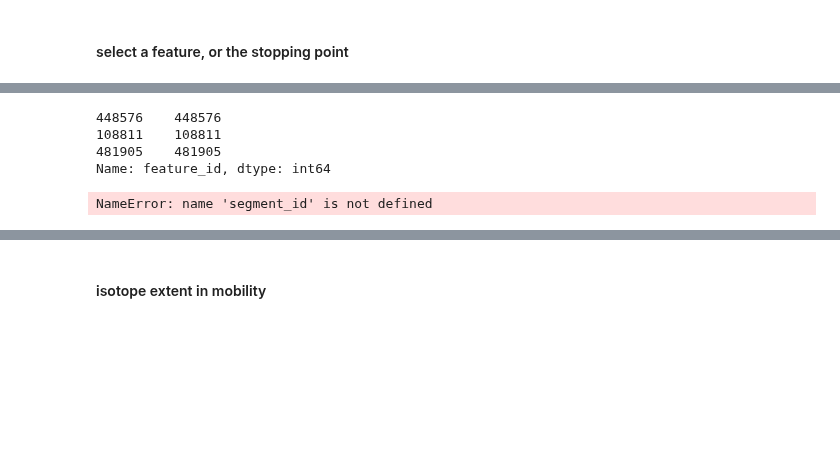
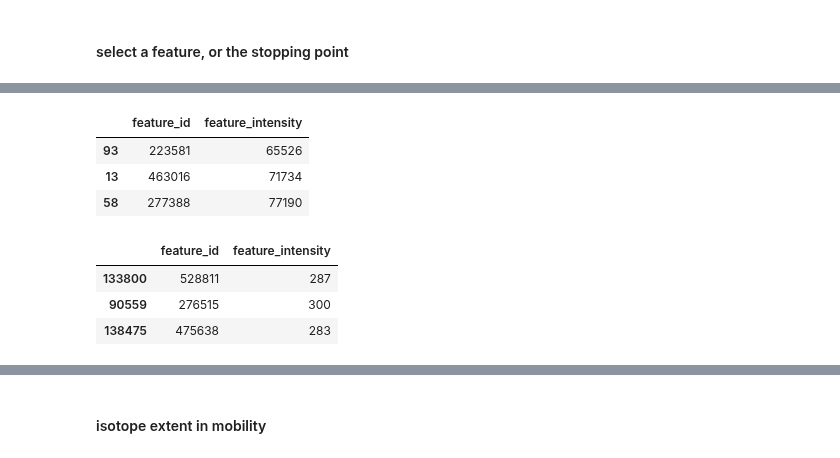
Before and after one commit to WEHI-Proteomics/tfde, a Jupyter notebook: notebooks/paper 4 - visualise construction of a 3DID feature.ipynb, the cells around one changed output, grey strips where cells are left out. Saved outputs shown, nothing was run; the diff lists cells and outputs as text; code cells hidden in the pictures; blank space fills up the shorter version.

```diff
--- a/notebooks/paper 4 - visualise construction of a 3DID feature.ipynb
+++ b/notebooks/paper 4 - visualise construction of a 3DID feature.ipynb
@@ -34,16 +34,9 @@ len(features_df)
 # %%
 # select a random feature of the most intense
 features_df.sort_values(by=['feature_intensity'], ascending=False, inplace=True)
-features_df.head(n=100).sample(n=3).feature_id
+features_df.head(n=100).sample(n=3)[['feature_id','feature_intensity']]
 # %% [output]
-448576    448576
-108811    108811
-481905    481905
-Name: feature_id, dtype: int64
+|  | feature_id | feature_intensity |
+| 93 | 223581 | 65526 |
+| 13 | 463016 | 71734 |
+| 58 | 277388 | 77190 |
-# %%
-VIS_FILE = '{}/3did-stopping-point-segment-{}.pkl'.format(expanduser("~"), segment_id)
-d = pd.read_pickle(VIS_FILE)
-d['feature_id'] = None
-df = pd.DataFrame([d])
-# %% [output]
-NameError: name 'segment_id' is not defined
@@ -60,0 +43,8 @@ else:
+# %%
+# select a random feature of the least intense
+features_df.tail(n=100).sample(n=3)[['feature_id','feature_intensity']]
+# %% [output]
+|  | feature_id | feature_intensity |
+| 133800 | 528811 | 287 |
+| 90559 | 276515 | 300 |
+| 138475 | 475638 | 283 |
```
Also changed, not shown: parts of 20 cells of this notebook, 5 other files.
